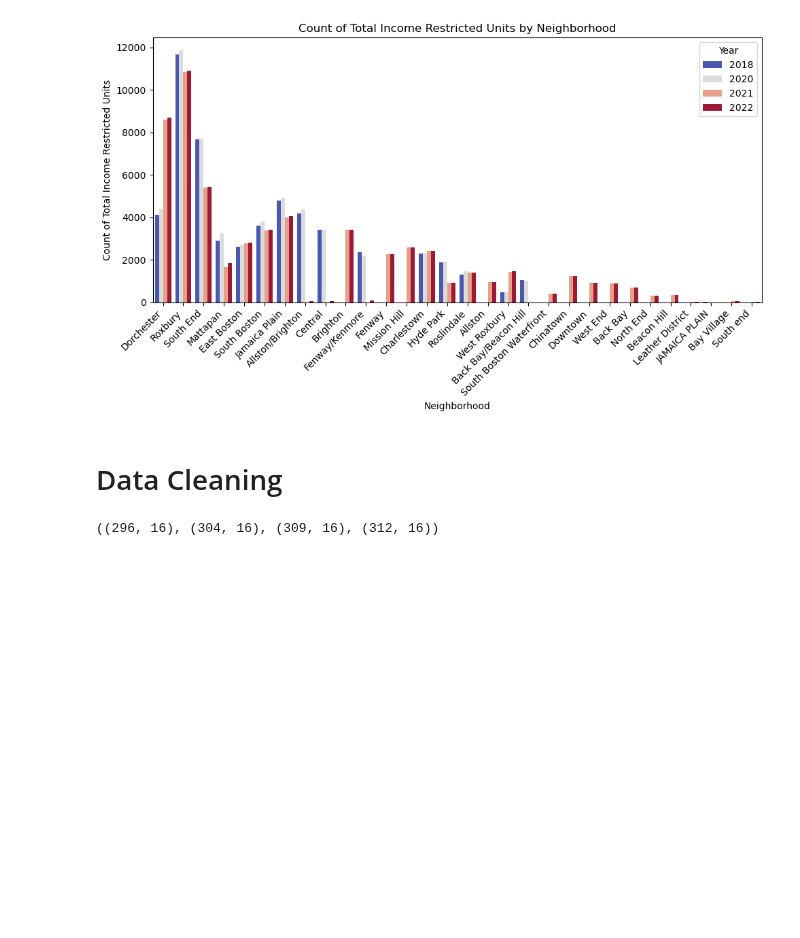
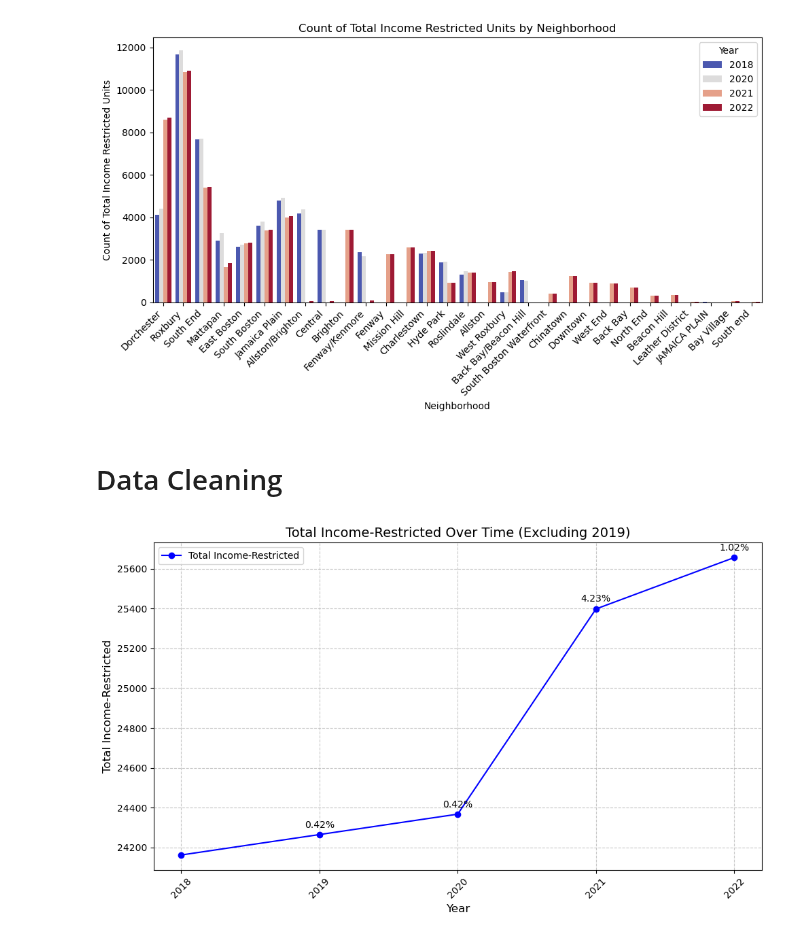
Before and after one commit to BU-Spark/ds-bcc-tania-fernandes-d7, a Jupyter notebook: fa24-team-b/housing/notebooks/income_restricted_housing/income_restricted_housing.ipynb, the cells around one changed output. Saved outputs shown, nothing was run; the diff lists cells and outputs as text; code cells hidden in the pictures; blank space fills up the shorter version.

```diff
--- a/fa24-team-b/housing/notebooks/income_restricted_housing/income_restricted_housing.ipynb
+++ b/fa24-team-b/housing/notebooks/income_restricted_housing/income_restricted_housing.ipynb
@@ -140,4 +144,0 @@ income_2018_zip, income_2020_zip, income_2021_zip, income_2022_zip = [filter_zip
-# %%
-income_2018_zip.shape , income_2020_zip.shape, income_2021_zip.shape, income_2022_zip.shape
-# %% [output]
-((296, 16), (304, 16), (309, 16), (312, 16))
@@ -213 +185,55 @@ income_2018_cleaned, income_2020_cleaned, income_2021_cleaned, income_2022_clean
+# %%
+plotting_data = cleaned_data.groupby("year").agg({
+        "total-income-restricted": "sum",
+        "income-restricted-rental": "sum",
+        "income-restricted-ownership": "sum",
+        "section_8": "sum"
+    }).reset_index()
+
+data = plotting_data[(plotting_data["year"] == 2018) | (plotting_data["year"] == 2020)]
+
+# Calculate the average
+average_row = data.mean(numeric_only=True).to_dict()
+average_row["year"] = 2019
+
+# Append the average row to the DataFrame
+plotting_data = pd.concat([plotting_data, pd.DataFrame([average_row])], ignore_index=True)
+plotting_data.sort_values(by="year", inplace=True)
+plotting_data.reset_index(drop=True, inplace=True)
+
+# Extract data for plotting
+years = plotting_data["year"]
+values = plotting_data["total-income-restricted"]
+
+# Calculate percentage changes
+percentage_changes = values.pct_change() * 100
+
+# Plot the data
+plt.figure(figsize=(10, 6))
+plt.plot(years, values, marker="o", linestyle="-", color="b", label="Total Income-Restricted")
+
+# Add percentage change annotations
+for i in range(1, len(years)):
+    plt.text(
+        years[i],
+        values[i] + (0.001 * values[i]),
+        f"{percentage_changes.iloc[i]:.2f}%",
+        fontsize=10,
+        ha="center",
+        va="bottom"
+    )
+
+# Customize plot
+plt.title("Total Income-Restricted Over Time (Excluding 2019)", fontsize=14)
+plt.xlabel("Year", fontsize=12)
+plt.ylabel("Total Income-Restricted", fontsize=12)
+plt.xticks(years, rotation=45)
+plt.grid(True, linestyle="--", alpha=0.7)
+plt.legend(fontsize=10)
+
+# Show plot
+plt.tight_layout()
+plt.show()
+# %% [output]
+[figure, added]
 # %%
```
Also changed, not shown: parts of 17 cells of this notebook.
